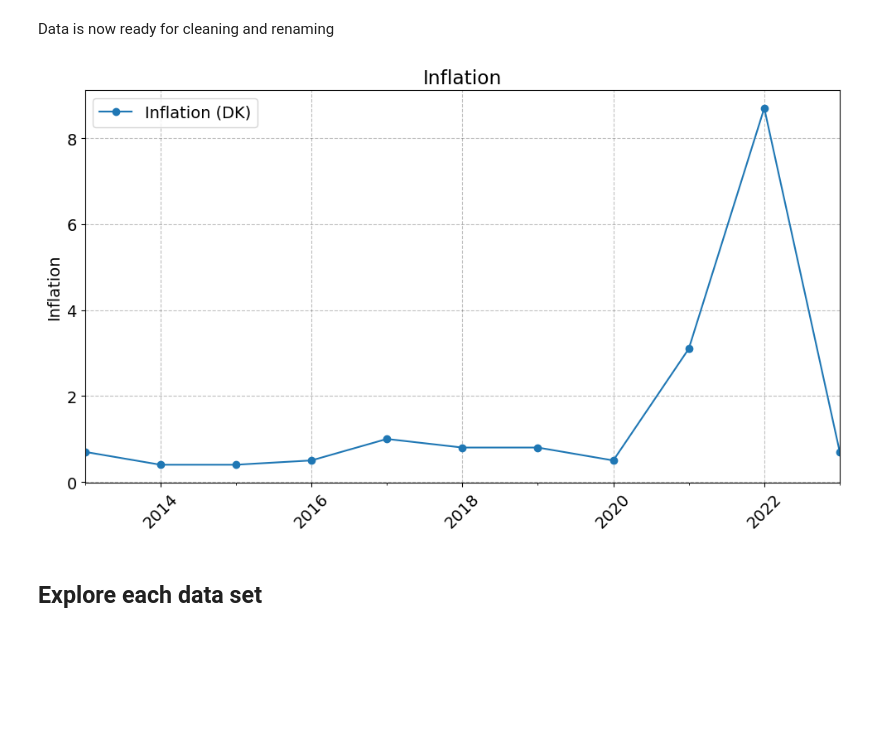
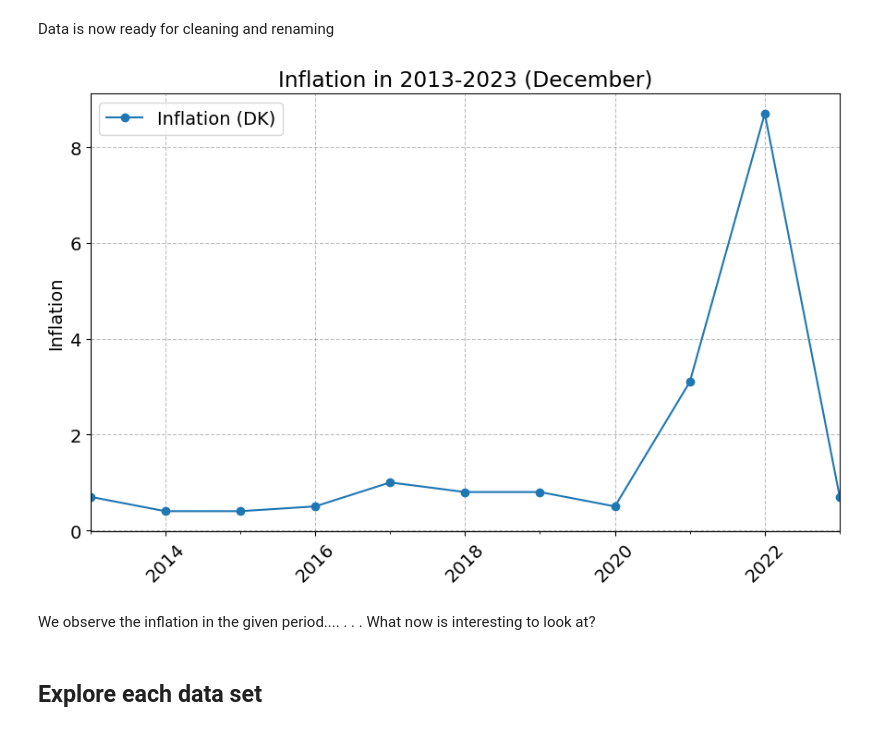
Before and after one commit to NumEconCopenhagen/projects-2024-sulaiman-phil-og-rabiah, a Jupyter notebook: dataproject/dataproject.ipynb, the cells around one changed output. Drawn from its saved outputs; the diff is of its cells as text; code cells hidden in the pictures; blank space fills up the shorter version.

Commit message:
inflation i dag

```diff
--- a/dataproject/dataproject.ipynb
+++ b/dataproject/dataproject.ipynb
@@ -347,29 +347,35 @@ Data is now ready for cleaning and renaming
 # %%
 import matplotlib.pyplot as plt
 import pandas as pd
 
 # Defining the data
 dates = ['2013M12', '2014M12', '2015M12', '2016M12', '2017M12', '2018M12', '2019M12', '2020M12', '2021M12', '2022M12', '2023M12']
 inflation_values = [0.7, 0.4, 0.4, 0.5, 1.0, 0.8, 0.8, 0.5, 3.1, 8.7, 0.7]
 
 # Creating a pandas DataFrame
 infla_dk = pd.DataFrame({'Inflation (DK)': inflation_values}, index=pd.to_datetime(dates, format='%YM%m'))
 
 # Plotting
-fig = plt.figure(figsize=(10, 6))
+fig = plt.figure(figsize=(9, 6))
 ax = fig.add_subplot(1,1,1)
 infla_dk.plot(ax=ax, legend=True, marker='o')
 
 ax.legend(frameon=True)
 ax.set_xlabel('')
 ax.set_ylabel('Inflation')
-ax.set_title('Inflation')
+ax.set_title('Inflation in 2013-2023 (December)')
 ax.grid(True)
 
 plt.xticks(rotation=45)
 plt.tight_layout()
 # %% [output]
-[figure, old version]
+[figure, new version]
+# %% [markdown]
+We observe the inflation in the given period....
+.
+.
+.
+What now is interesting to look at?
 # %% [markdown]
 ## Explore each data set
 # %% [markdown]
```
